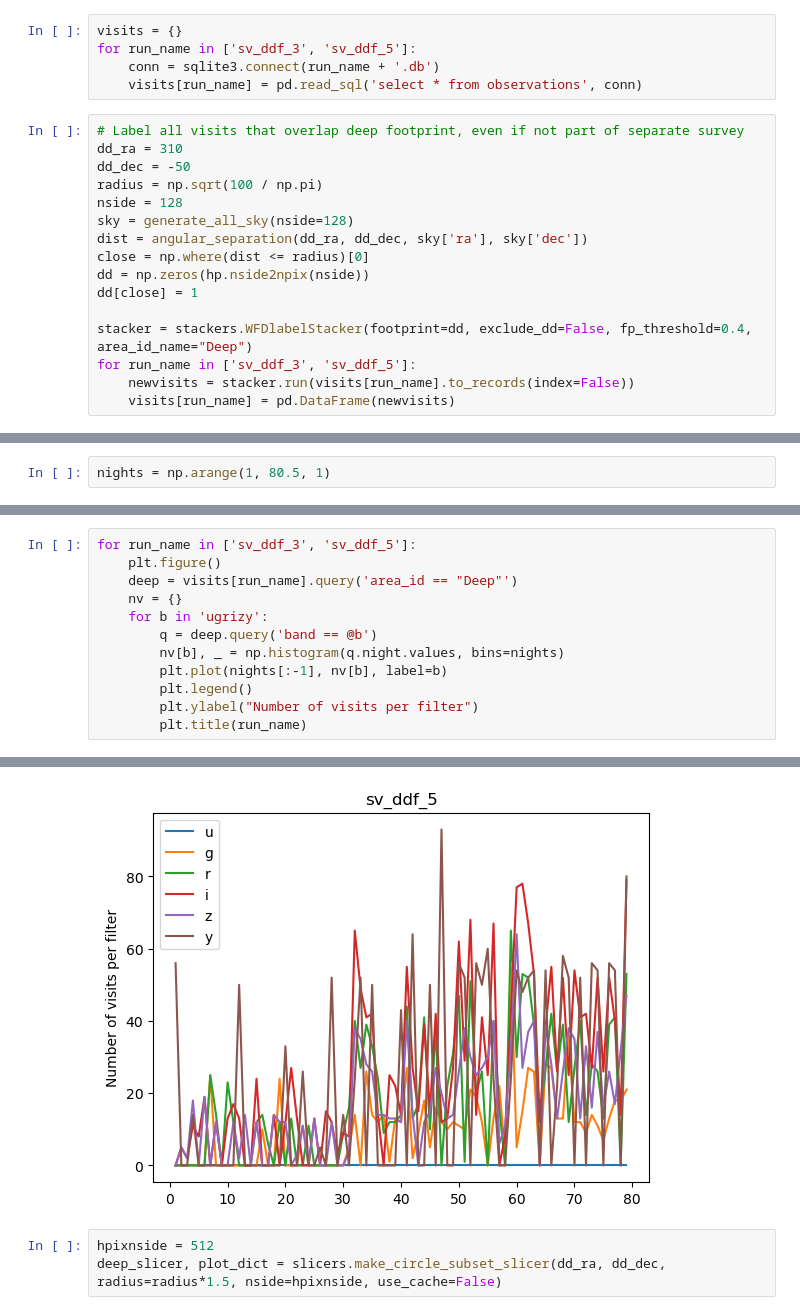
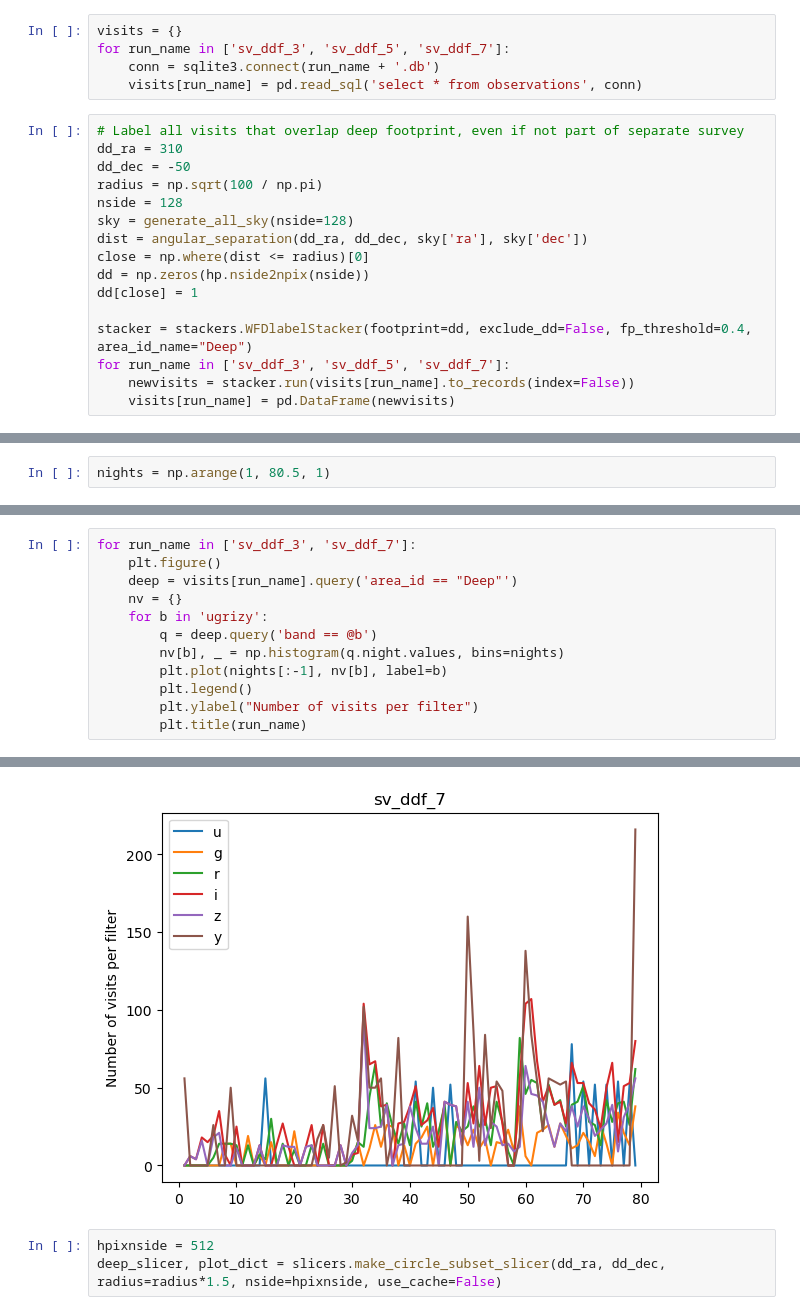
Before and after one commit to lsst-sims/lsstcam_sv, a Jupyter notebook: Comparisons.ipynb, the cells around one changed output, grey strips where cells are left out. Saved outputs shown, nothing was run; the diff lists cells and outputs as text.

```diff
--- a/Comparisons.ipynb
+++ b/Comparisons.ipynb
@@ -44,7 +44,7 @@ if "usdf" in os.getenv("EXTERNAL_INSTANCE_URL", ""):
     os.environ["RUBIN_SIM_DATA_DIR"] = "/sdf/data/rubin/shared/rubin_sim_data"
 # %%
 visits = {}
-for run_name in ['sv_ddf_3', 'sv_ddf_5']:
+for run_name in ['sv_ddf_3', 'sv_ddf_5', 'sv_ddf_7']:
     conn = sqlite3.connect(run_name + '.db')
     visits[run_name] = pd.read_sql('select * from observations', conn)
 # %%
@@ -60,7 +60,7 @@ dd = np.zeros(hp.nside2npix(nside))
 dd[close] = 1
 
 stacker = stackers.WFDlabelStacker(footprint=dd, exclude_dd=False, fp_threshold=0.4, area_id_name="Deep")
-for run_name in ['sv_ddf_3', 'sv_ddf_5']:
+for run_name in ['sv_ddf_3', 'sv_ddf_5', 'sv_ddf_7']:
     newvisits = stacker.run(visits[run_name].to_records(index=False))
     visits[run_name] = pd.DataFrame(newvisits)
 # %%
@@ -125,18 +125,18 @@ for run_name in ['sv_ddf_3', 'sv_ddf_5']:
 # %%
-for run_name in ['sv_ddf_3', 'sv_ddf_5']:
+for run_name in ['sv_ddf_3', 'sv_ddf_7']:
     plt.figure()
     deep = visits[run_name].query('area_id == "Deep"')
     nv = {}
     for b in 'ugrizy':
         q = deep.query('band == @b')
         nv[b], _ = np.histogram(q.night.values, bins=nights)
         plt.plot(nights[:-1], nv[b], label=b)
         plt.legend()
         plt.ylabel("Number of visits per filter")
         plt.title(run_name)
 # %% [output]
 [figure]
-[figure, old version]
+[figure, new version]
 # %%
 hpixnside = 512
 deep_slicer, plot_dict = slicers.make_circle_subset_slicer(dd_ra, dd_dec, radius=radius*1.5, nside=hpixnside, use_cache=False)
```
Also changed, not shown: parts of 4 cells of this notebook, 3 other files.
